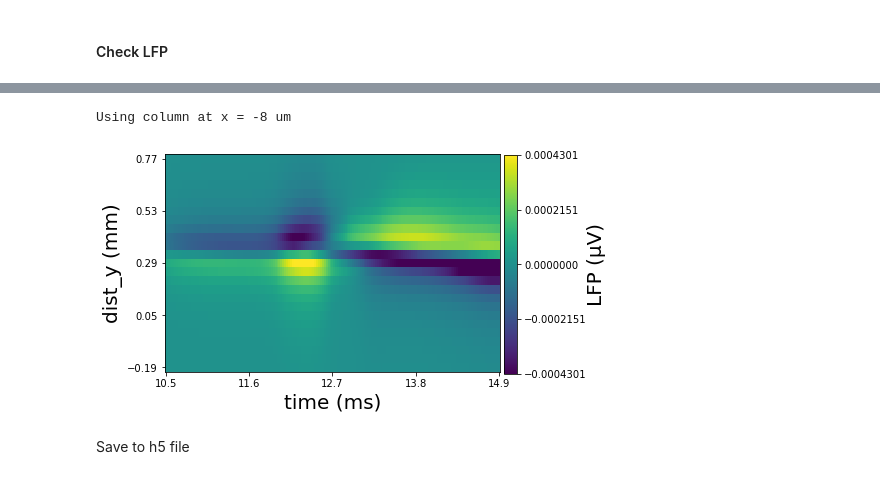
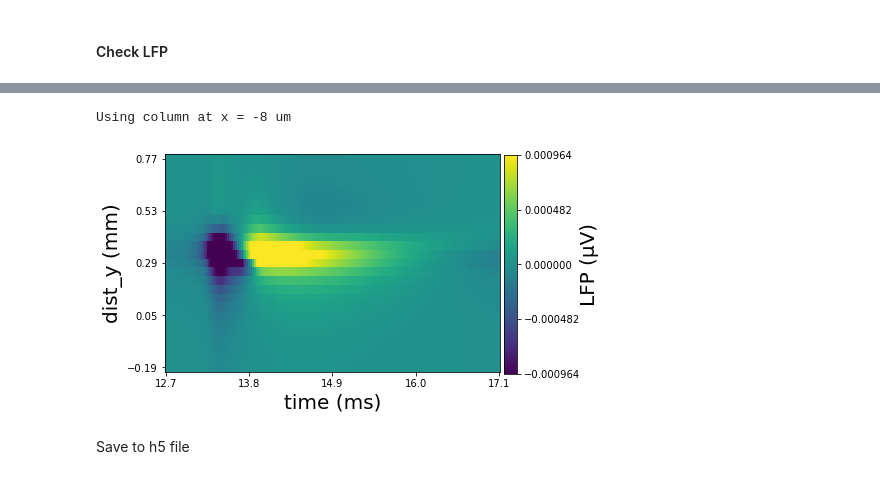
Before and after one commit to chenziao/detailed-single-cell, a Jupyter notebook: simulate_detailed_single_cell_position.ipynb, the cells around one changed output, grey strips where cells are left out. Drawn from its saved outputs; the diff is of its cells as text; code cells hidden in the pictures.

```diff
--- a/simulate_detailed_single_cell_position.ipynb
+++ b/simulate_detailed_single_cell_position.ipynb
@@ -307,24 +321,24 @@ Text(0.5, 1.0, 'Filtered LFP')
 # %%
 window = 4.4
 tstart = 12.7
-tstart = 10.5 # no basal
+# tstart = 10.5 # no basal
 idx = (t>=tstart) & (t<=tstart+window)
 
 vlim = 'auto'
 # vlim = [-0.0005,0.0005]
 ylim = [-200,800]
 
 x_dist = np.unique(elec_pos[:,0])
 ix = 1
 e_idx = (elec_pos[:,0]==x_dist[ix]) & (elec_pos[:,1]>=ylim[0]) & (elec_pos[:,1]<=ylim[1])
 print('Using column at x = %g um' % (x_dist[ix]))
 
 fig,ax = plot_lfp_heatmap(t[idx],elec_pos[e_idx, 1],
                           lfp_filt[idx][:, e_idx],vlim=vlim,
                           fontsize=20,labelpad=0,ticksize=10,nbins=5)
 # %% [output]
 Using column at x = -8 um
-[figure, old version]
+[figure, new version]
 # %% [markdown]
 Save to h5 file
 # %%
```
Also changed, not shown: parts of 8 cells of this notebook, 34 other files.
